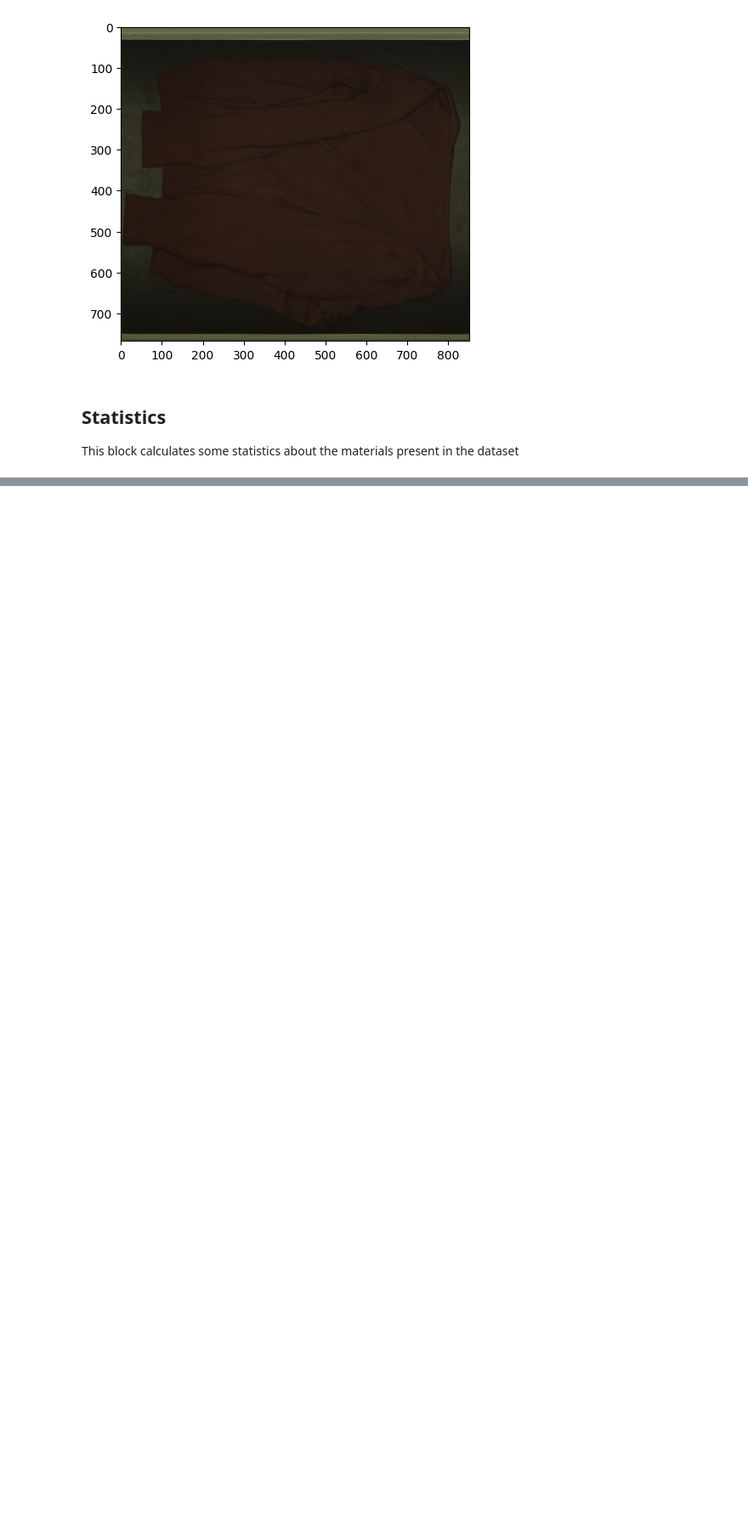
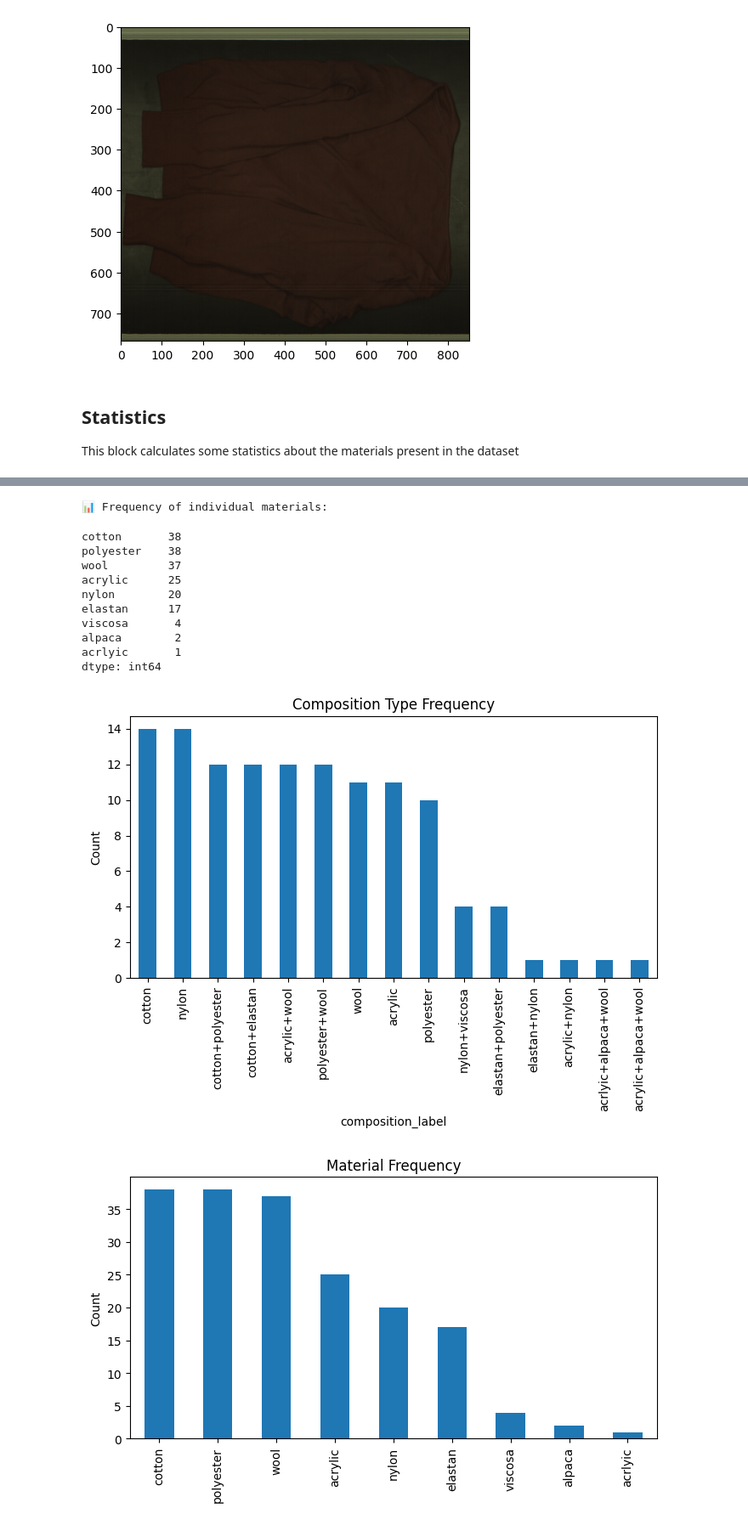
Before and after one commit to STAM-ROBO/smartex_dataset_utils, a Jupyter notebook: visualize.ipynb, the cells around one changed output, grey strips where cells are left out. Shown: that part at 85% size. Saved outputs shown, nothing was run; the diff lists cells and outputs as text; code cells hidden in the pictures; blank space fills up the shorter version.

```diff
--- a/visualize.ipynb
+++ b/visualize.ipynb
@@ -144,0 +298,55 @@ print(f"🧩 Number of unique images with non-textile elements: {non_textile_cou
+# %%
+import json
+import pandas as pd
+import matplotlib.pyplot as plt
+from collections import Counter
+
+# ---- Config ----
+jsonl_path = "../smartex_acquisition_ws/smartex_textile/labels/smartex_dataset_compositions.jsonl"  # <-- change to your file path
+
+# ---- Load data ----
+records = []
+with open(jsonl_path, "r") as f:
+    for line in f:
+        records.append(json.loads(line))
+
+df = pd.DataFrame(records)
+
+# ---- Extract composition ----
+# Build a normalized representation of material combinations
+def normalize_composition(comp):
+    # Keep only materials with >0 percentage
+    present = [m.lower() for m, v in comp.items() if v > 0]
+    return "+".join(sorted(present))
+
+df["composition_label"] = df["composition"].apply(normalize_composition)
+
+# ---- Statistics ----
+# 1. Frequency of composition types (pure cotton, cotton+elastan, etc.)
+composition_counts = df["composition_label"].value_counts()
+
+# 2. Frequency of individual materials
+all_materials = []
+for comp in df["composition"]:
+    all_materials.extend([m.lower() for m, v in comp.items() if v > 0])
+
+material_counts = Counter(all_materials)
+
+# ---- Display ----
+print("📊 Frequency of composition types:")
+display(composition_counts)
+
+print("\n📊 Frequency of individual materials:")
+display(pd.Series(material_counts).sort_values(ascending=False))
+
+# ---- Plots ----
+composition_counts.plot(kind="bar", figsize=(8,4), title="Composition Type Frequency")
+plt.ylabel("Count")
+plt.show()
+
+pd.Series(material_counts).sort_values(ascending=False).plot(
+    kind="bar", figsize=(8,4), title="Material Frequency"
+)
+plt.ylabel("Count")
+plt.show()
+# %% [output]
@@ -144,0 +371,13 @@ print(f"🧩 Number of unique images with non-textile elements: {non_textile_cou
+📊 Frequency of individual materials:
+cotton       38
+polyester    38
+wool         37
+acrylic      25
+nylon        20
+elastan      17
+viscosa       4
+alpaca        2
+acrlyic       1
+dtype: int64
+[figure, added]
+[figure, added]
```
Also changed, not shown: parts of 6 cells of this notebook, 7 other files.
